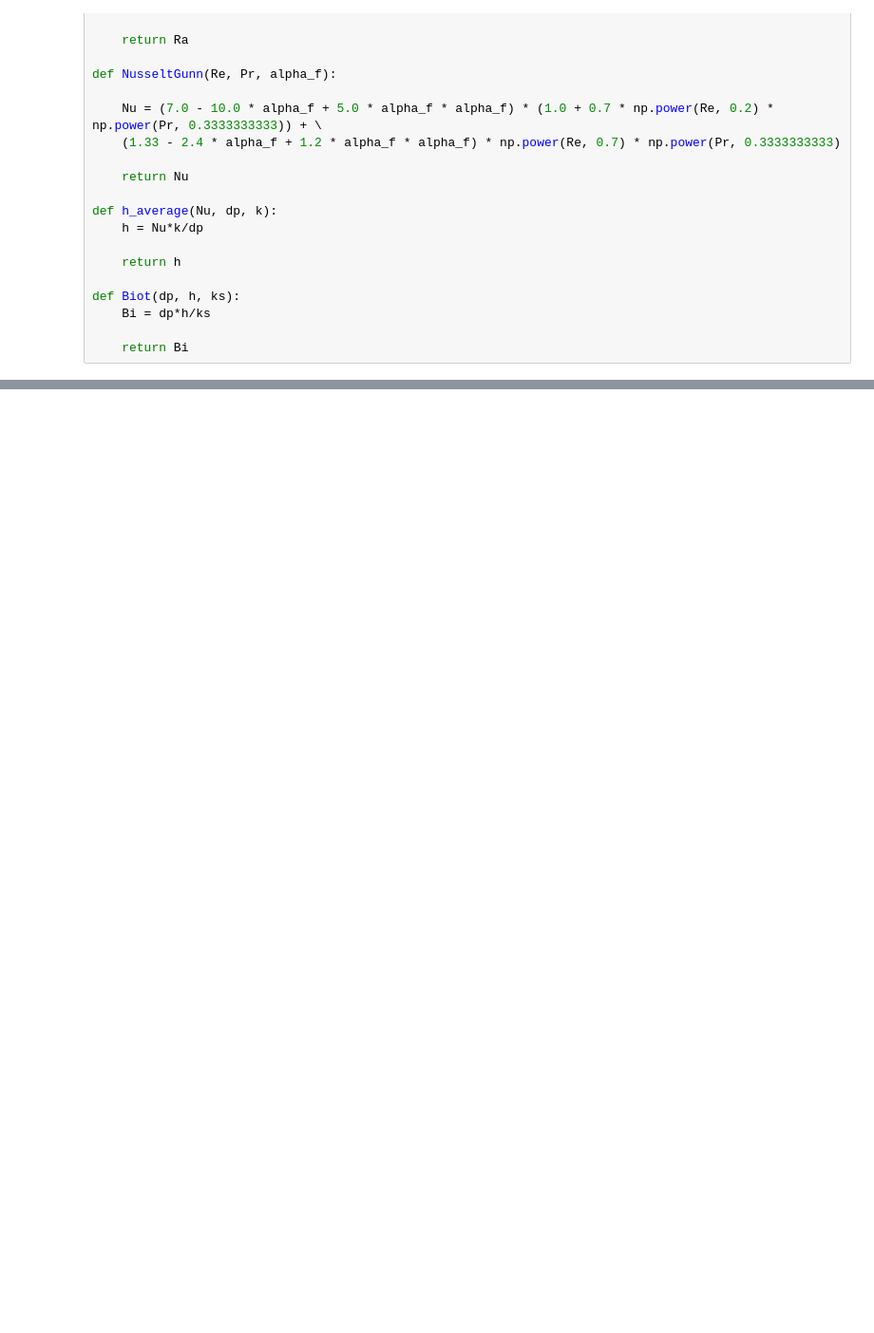
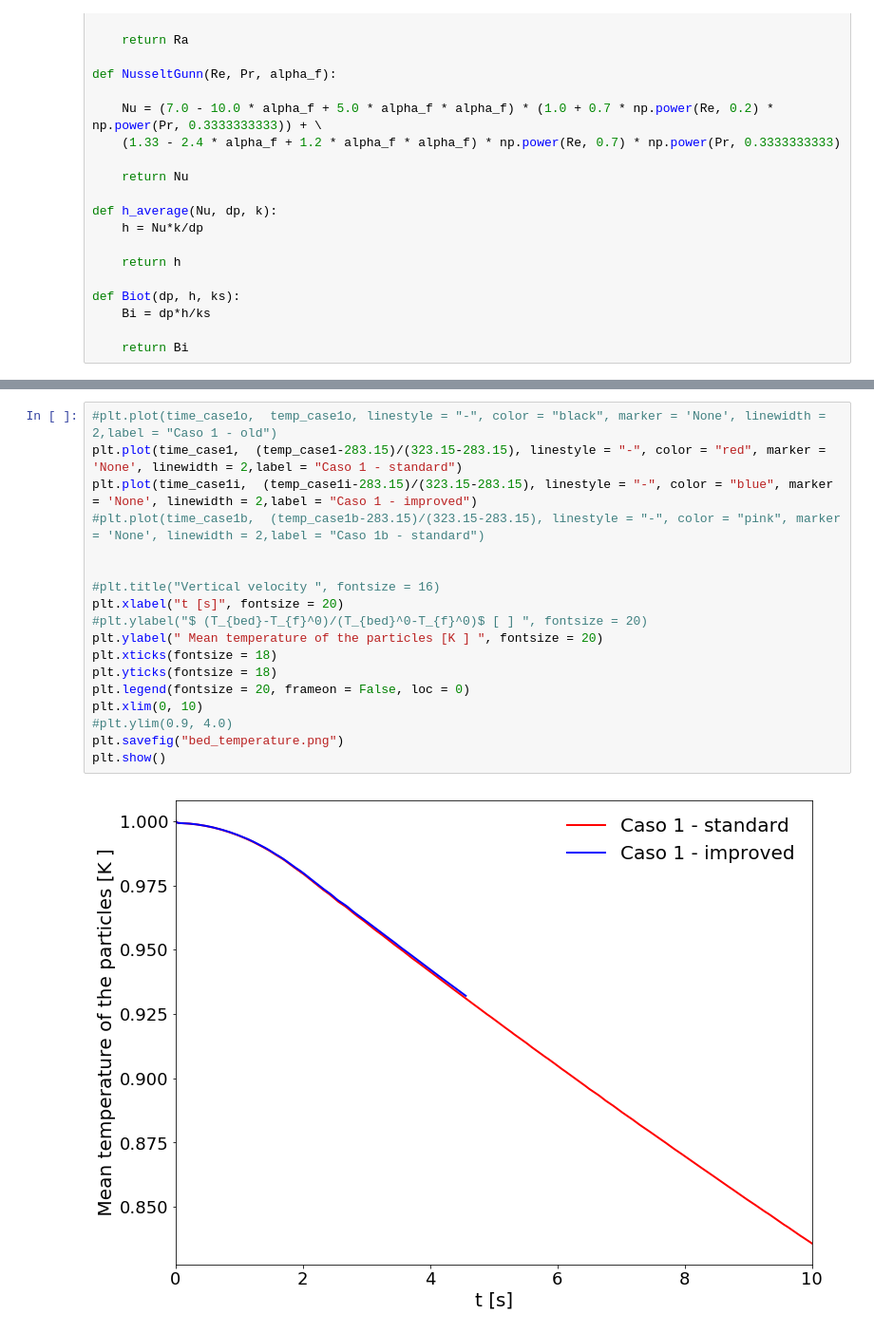
Before and after one commit to lucillalmeida/doutorado-validacoes, a Jupyter notebook: fluidized-bed/bed_temperature.ipynb, the cells around one changed output, grey strips where cells are left out. Shown at 95% size. Cells and saved outputs as stored; diff of their text form; blank space fills up the shorter version.

```diff
--- a/fluidized-bed/bed_temperature.ipynb
+++ b/fluidized-bed/bed_temperature.ipynb
@@ -175,0 +181,20 @@ plt.show()
+# %%
+#plt.plot(time_case1o,  temp_case1o, linestyle = "-", color = "black", marker = 'None', linewidth = 2,label = "Caso 1 - old")
+plt.plot(time_case1,  (temp_case1-283.15)/(323.15-283.15), linestyle = "-", color = "red", marker = 'None', linewidth = 2,label = "Caso 1 - standard")
+plt.plot(time_case1i,  (temp_case1i-283.15)/(323.15-283.15), linestyle = "-", color = "blue", marker = 'None', linewidth = 2,label = "Caso 1 - improved")
+#plt.plot(time_case1b,  (temp_case1b-283.15)/(323.15-283.15), linestyle = "-", color = "pink", marker = 'None', linewidth = 2,label = "Caso 1b - standard")
+
+
+#plt.title("Vertical velocity ", fontsize = 16)
+plt.xlabel("t [s]", fontsize = 20)
+#plt.ylabel("$ (T_{bed}-T_{f}^0)/(T_{bed}^0-T_{f}^0)$ [ ] ", fontsize = 20)
+plt.ylabel(" Mean temperature of the particles [K ] ", fontsize = 20)
+plt.xticks(fontsize = 18)
+plt.yticks(fontsize = 18)
+plt.legend(fontsize = 20, frameon = False, loc = 0)
+plt.xlim(0, 10)
+#plt.ylim(0.9, 4.0)
+plt.savefig("bed_temperature.png")
+plt.show()
+# %% [output]
+[figure, added]
```
Also changed, not shown: parts of 3 cells of this notebook, 5 other files.
